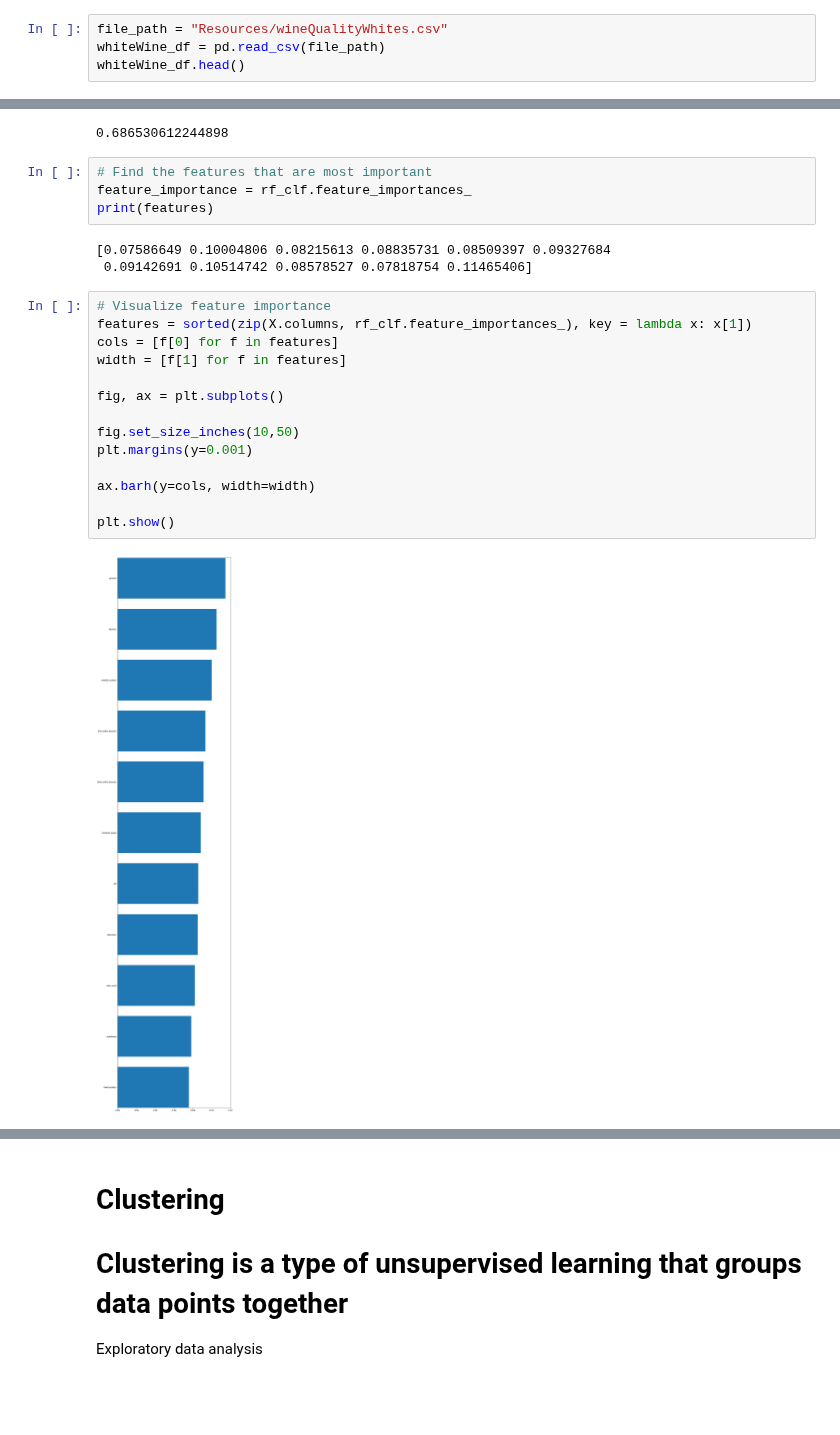
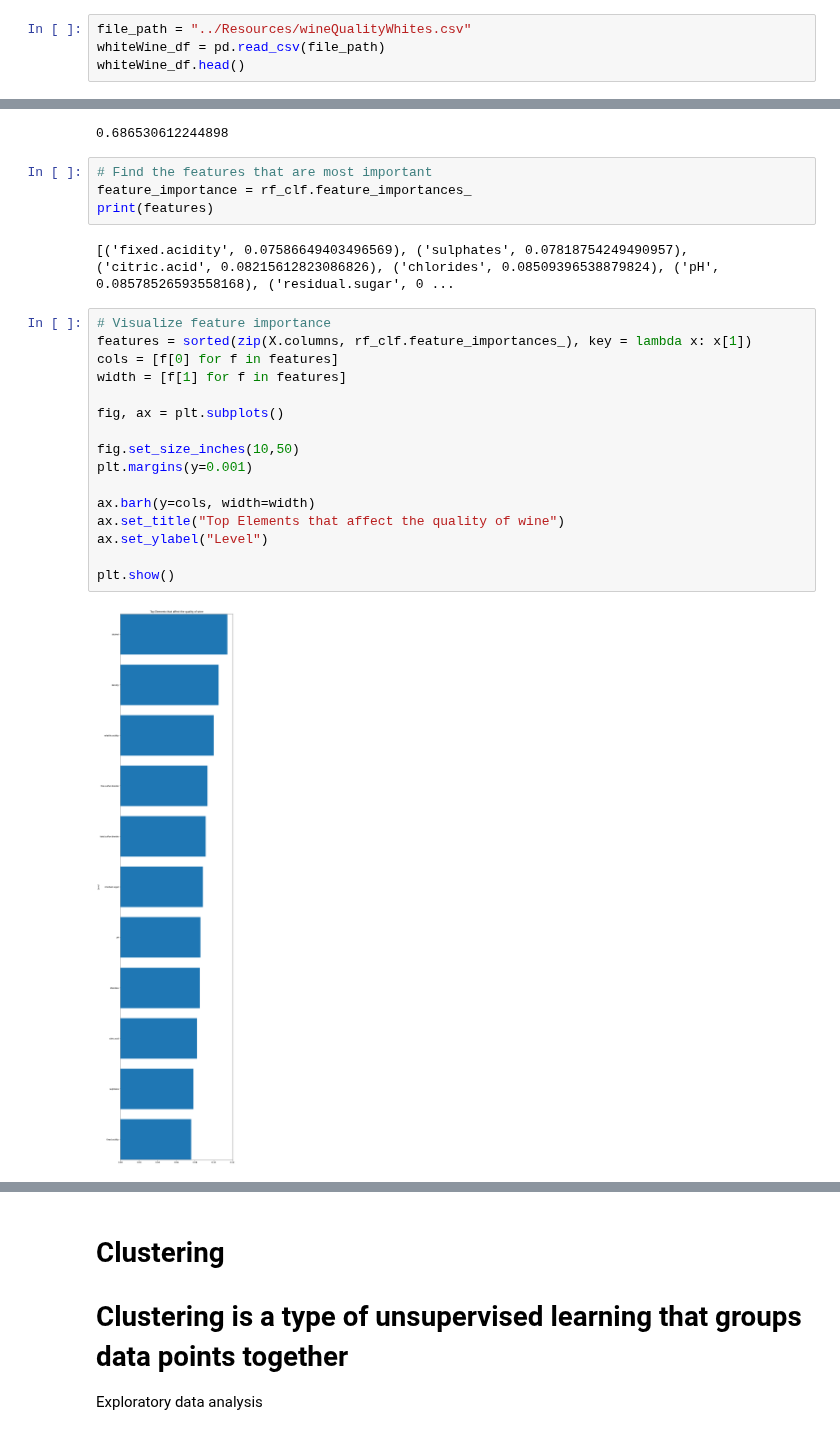
Before and after one commit to rllemos/Team_Yellow, a Jupyter notebook: Machine_Learning/white_wine_quality.ipynb, the cells around one changed output, grey strips where cells are left out. Cells and saved outputs as stored; diff of their text form; blank space fills up the shorter version.

```diff
--- a/Machine_Learning/white_wine_quality.ipynb
+++ b/Machine_Learning/white_wine_quality.ipynb
@@ -9,7 +9,7 @@ from sklearn.ensemble import RandomForestClassifier
 %matplotlib inline
 from matplotlib import pyplot as plt
 # %%
-file_path = "Resources/wineQualityWhites.csv"
+file_path = "../Resources/wineQualityWhites.csv"
 whiteWine_df = pd.read_csv(file_path)
 whiteWine_df.head()
 # %% [output]
@@ -179,21 +179,22 @@ rf_clf.score(X_test_scaled, y_test)
 feature_importance = rf_clf.feature_importances_
 print(features)
 # %% [output]
-[0.07586649 0.10004806 0.08215613 0.08835731 0.08509397 0.09327684
- 0.09142691 0.10514742 0.08578527 0.07818754 0.11465406]
+[('fixed.acidity', 0.07586649403496569), ('sulphates', 0.07818754249490957), ('citric.acid', 0.08215612823086826), ('chlorides', 0.08509396538879824), ('pH', 0.08578526593558168), ('residual.sugar', 0 ...
 # %%
 # Visualize feature importance
 features = sorted(zip(X.columns, rf_clf.feature_importances_), key = lambda x: x[1])
 cols = [f[0] for f in features]
 width = [f[1] for f in features]
 
 fig, ax = plt.subplots()
 
 fig.set_size_inches(10,50)
 plt.margins(y=0.001)
 
 ax.barh(y=cols, width=width)
+ax.set_title("Top Elements that affect the quality of wine")
+ax.set_ylabel("Level")
 
 plt.show()
 # %% [output]
-[figure, old version]
+[figure, new version]
```
Also changed, not shown: parts of 2 cells of this notebook, 5 other files.
